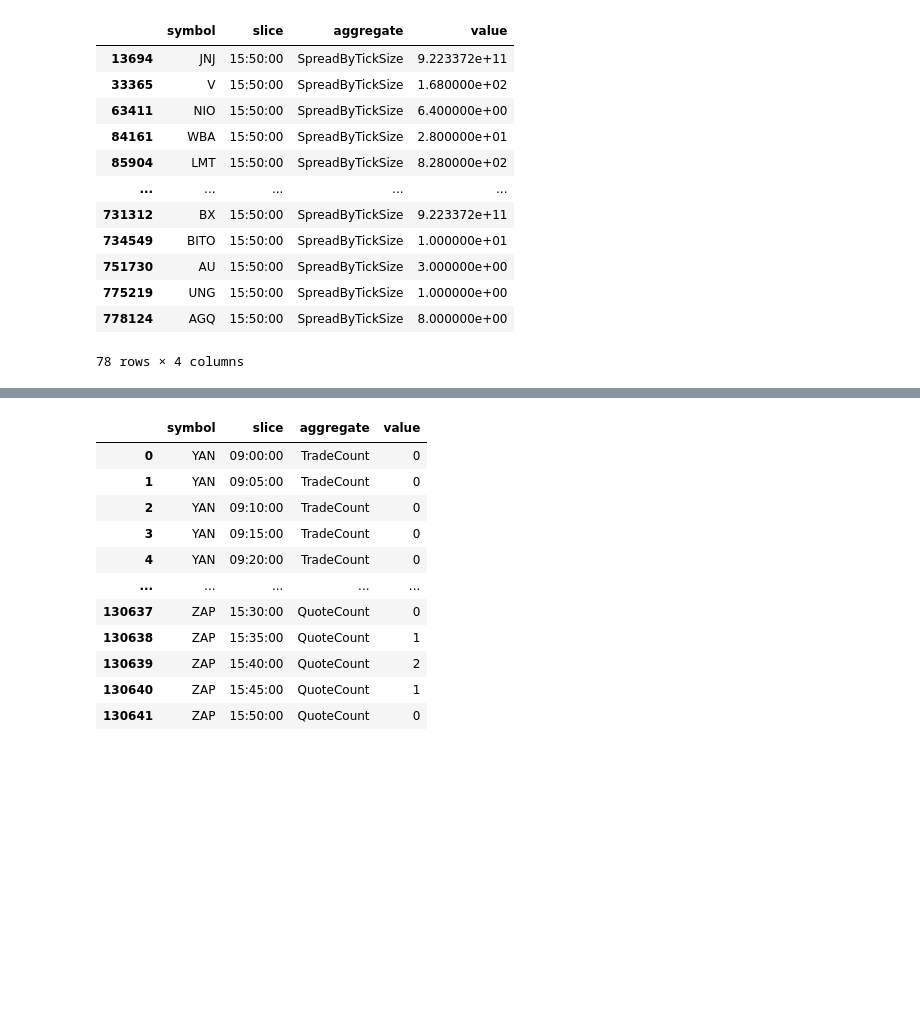
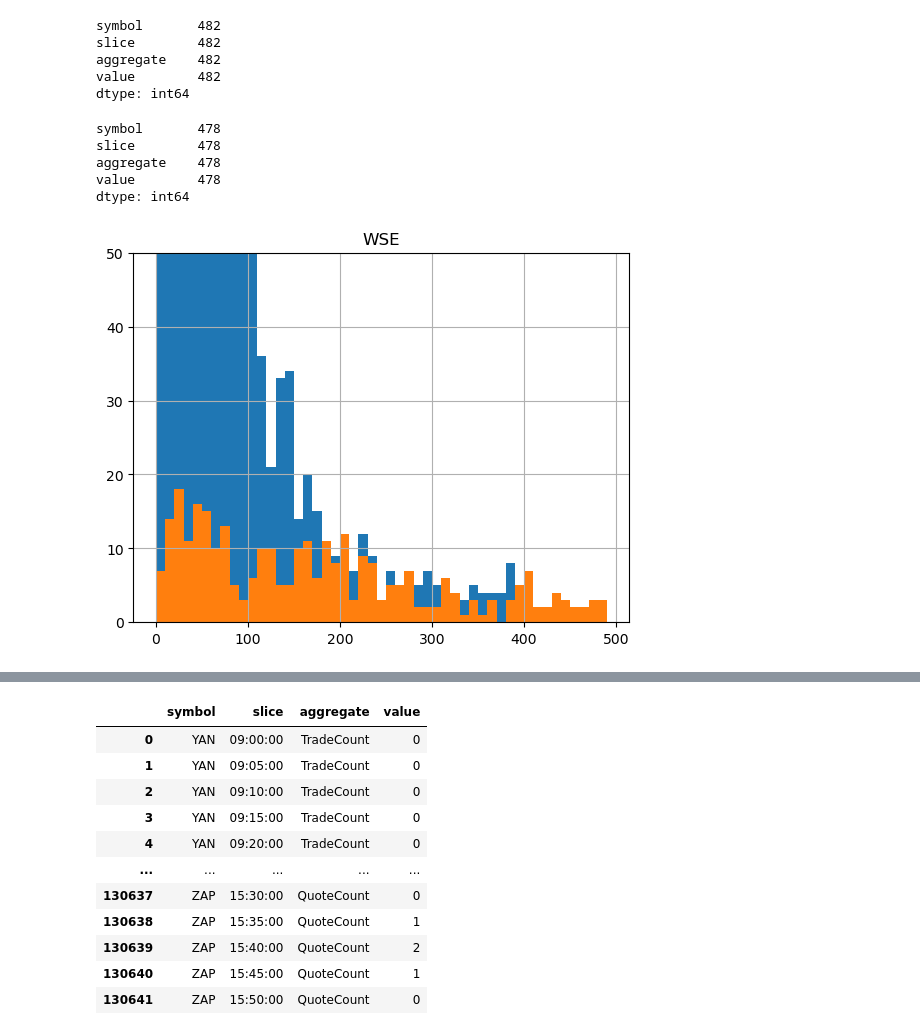
Before and after one commit to mateuszkapka/marketdata, a Jupyter notebook: python/MarketData.ipynb, the cells around one changed output, grey strips where cells are left out. Drawn from its saved outputs; the diff is of its cells as text; code cells hidden in the pictures; blank space fills up the shorter version.

```diff
--- a/python/MarketData.ipynb
+++ b/python/MarketData.ipynb
@@ -92,18 +92,30 @@ aggs_nasdaq = agg.run()
 # %%
 import datetime
+import numpy
+import matplotlib.pyplot as plt
+
 eod_slice = datetime.time(15,50,00)
-aggs_nasdaq.query("slice == @eod_slice and value != 0.0")
+aggs_nasdaq.query("slice == @eod_slice and value != 0.0")['value'].clip(0,500).hist(bins=numpy.arange(start=0, stop=500, step=10, dtype=None) )
+plt.ylim(0,50)
+plt.title('NASDAQ')
+
+
+aggs_wse.query("slice == @eod_slice and value != 0.0")['value'].clip(0,500).hist(bins=numpy.arange(start=0, stop=500, step=10, dtype=None) )
+plt.ylim(0,50)
+plt.title('WSE')
+
+
+display(aggs_nasdaq.query("slice == @eod_slice and value != 0.0 and value > 100").count())
+aggs_wse.query("slice == @eod_slice and value != 0.0 and value > 100").count()
 # %% [output]
-|  | symbol | slice | aggregate | value |
-| 13694 | JNJ | 15:50:00 | SpreadByTickSize | 9.223372e+11 |
-| 33365 | V | 15:50:00 | SpreadByTickSize | 1.680000e+02 |
-| 63411 | NIO | 15:50:00 | SpreadByTickSize | 6.400000e+00 |
-| 84161 | WBA | 15:50:00 | SpreadByTickSize | 2.800000e+01 |
-| 85904 | LMT | 15:50:00 | SpreadByTickSize | 8.280000e+02 |
-| ... | ... | ... | ... | ... |
-| 731312 | BX | 15:50:00 | SpreadByTickSize | 9.223372e+11 |
-| 734549 | BITO | 15:50:00 | SpreadByTickSize | 1.000000e+01 |
-| 751730 | AU | 15:50:00 | SpreadByTickSize | 3.000000e+00 |
-| 775219 | UNG | 15:50:00 | SpreadByTickSize | 1.000000e+00 |
-| 778124 | AGQ | 15:50:00 | SpreadByTickSize | 8.000000e+00 |
-78 rows × 4 columns
+symbol       482
+slice        482
+aggregate    482
+value        482
+dtype: int64
+symbol       478
+slice        478
+aggregate    478
+value        478
+dtype: int64
+[figure, added]
```
Also changed, not shown: parts of 14 cells of this notebook, 4 other files.
